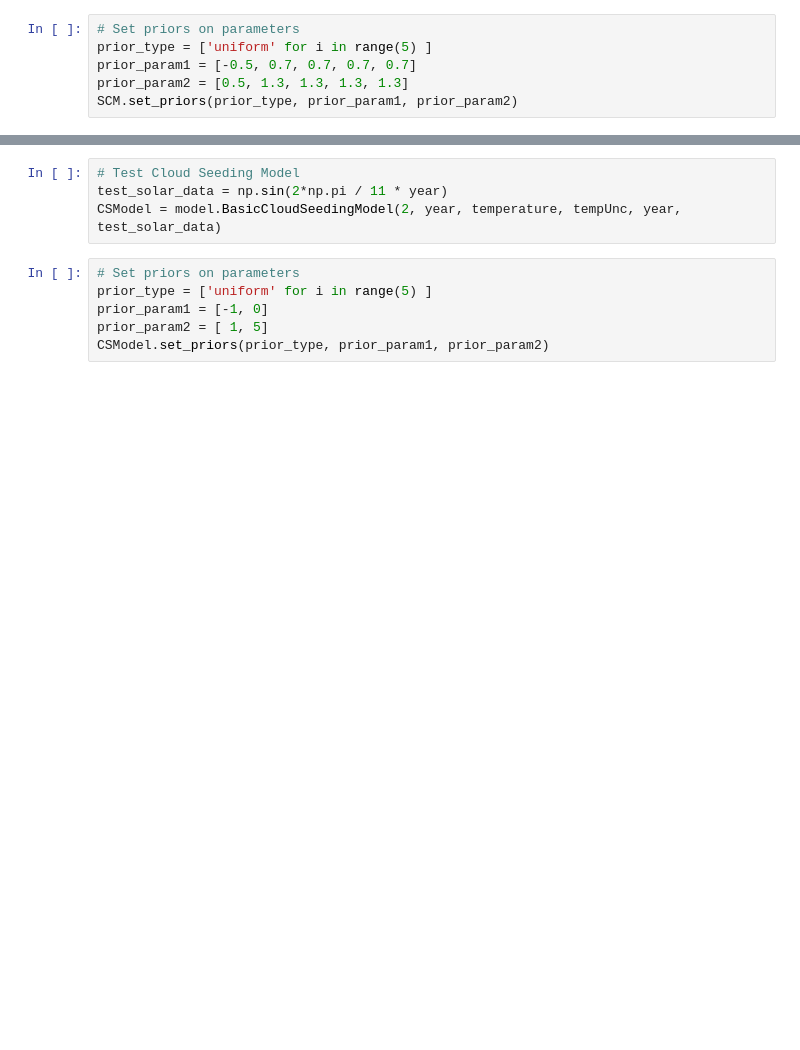
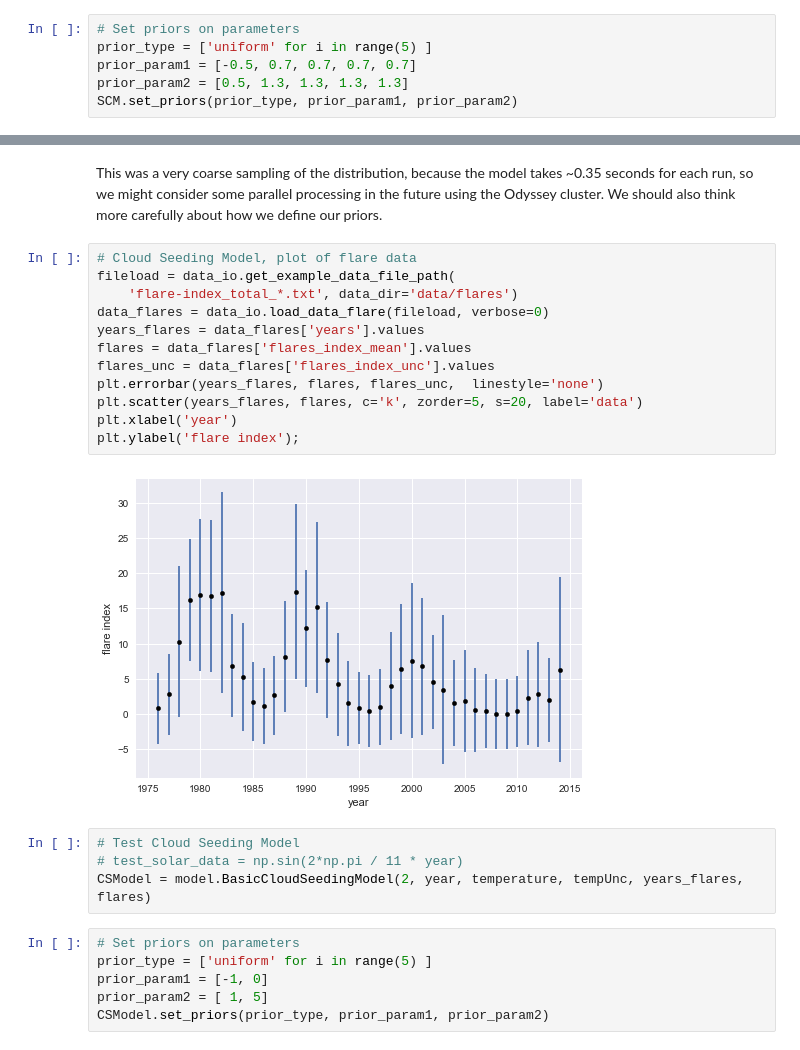
Before and after one commit to mrowan137/Climate, a Jupyter notebook: tutorial.ipynb, the cells around one changed output, grey strips where cells are left out. Drawn from its saved outputs; the diff is of its cells as text; blank space fills up the shorter version.

```diff
--- a/tutorial.ipynb
+++ b/tutorial.ipynb
@@ -104,7 +125,23 @@ Param 4 = 0.789965 + 0.210013 - 0.078119
+# %% [markdown]
+This was a very coarse sampling of the distribution, because the model takes ~0.35 seconds for each run, so we might consider some parallel processing in the future using the Odyssey cluster.  We should also think more carefully about how we define our priors.
+# %%
+# Cloud Seeding Model, plot of flare data
+fileload = data_io.get_example_data_file_path(
+    'flare-index_total_*.txt', data_dir='data/flares')
+data_flares = data_io.load_data_flare(fileload, verbose=0)
+years_flares = data_flares['years'].values
+flares = data_flares['flares_index_mean'].values
+flares_unc = data_flares['flares_index_unc'].values
+plt.errorbar(years_flares, flares, flares_unc,  linestyle='none')
+plt.scatter(years_flares, flares, c='k', zorder=5, s=20, label='data')
+plt.xlabel('year')
+plt.ylabel('flare index');
+# %% [output]
+[figure, added]
 # %%
 # Test Cloud Seeding Model
-test_solar_data = np.sin(2*np.pi / 11 * year)
-CSModel = model.BasicCloudSeedingModel(2, year, temperature, tempUnc, year, test_solar_data)
+# test_solar_data = np.sin(2*np.pi / 11 * year)
+CSModel = model.BasicCloudSeedingModel(2, year, temperature, tempUnc, years_flares, flares)
 # %%
 # Set priors on parameters
 prior_type = ['uniform' for i in range(5) ]
```
Also changed, not shown: parts of 8 cells of this notebook.
